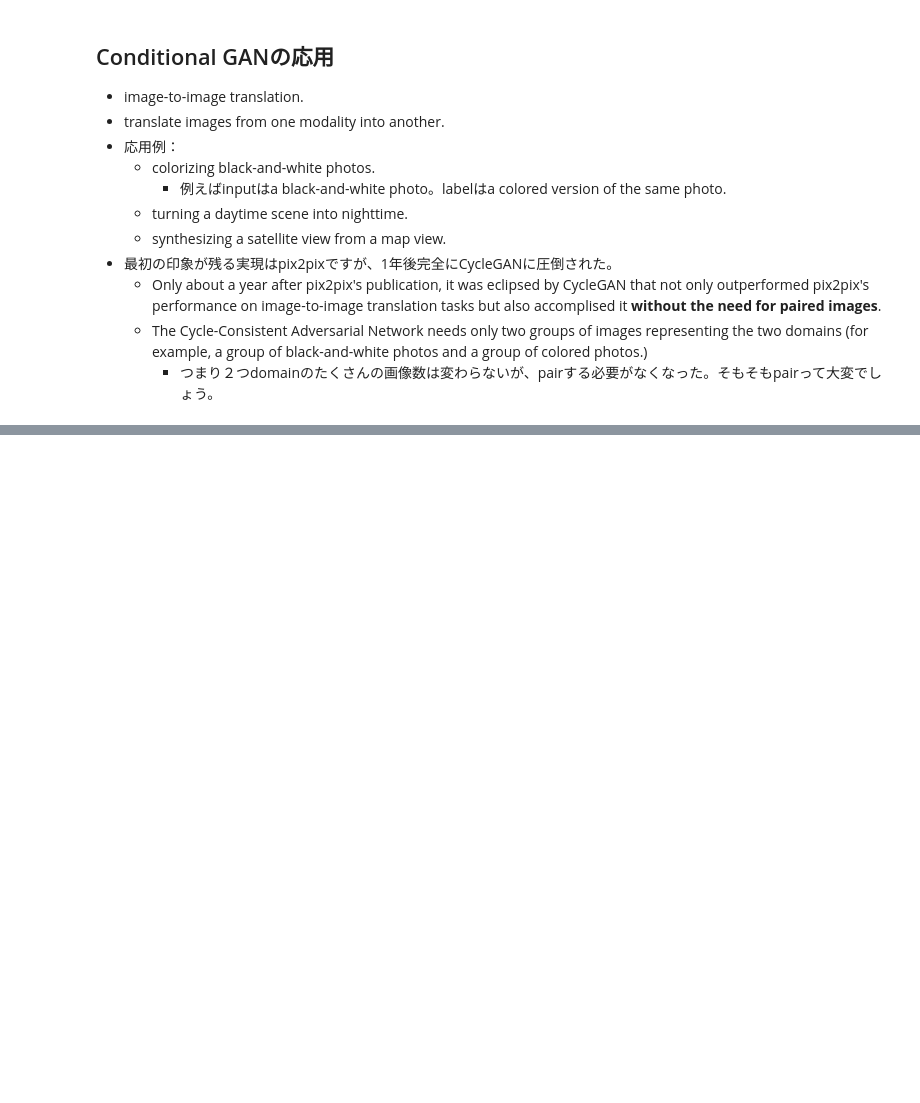
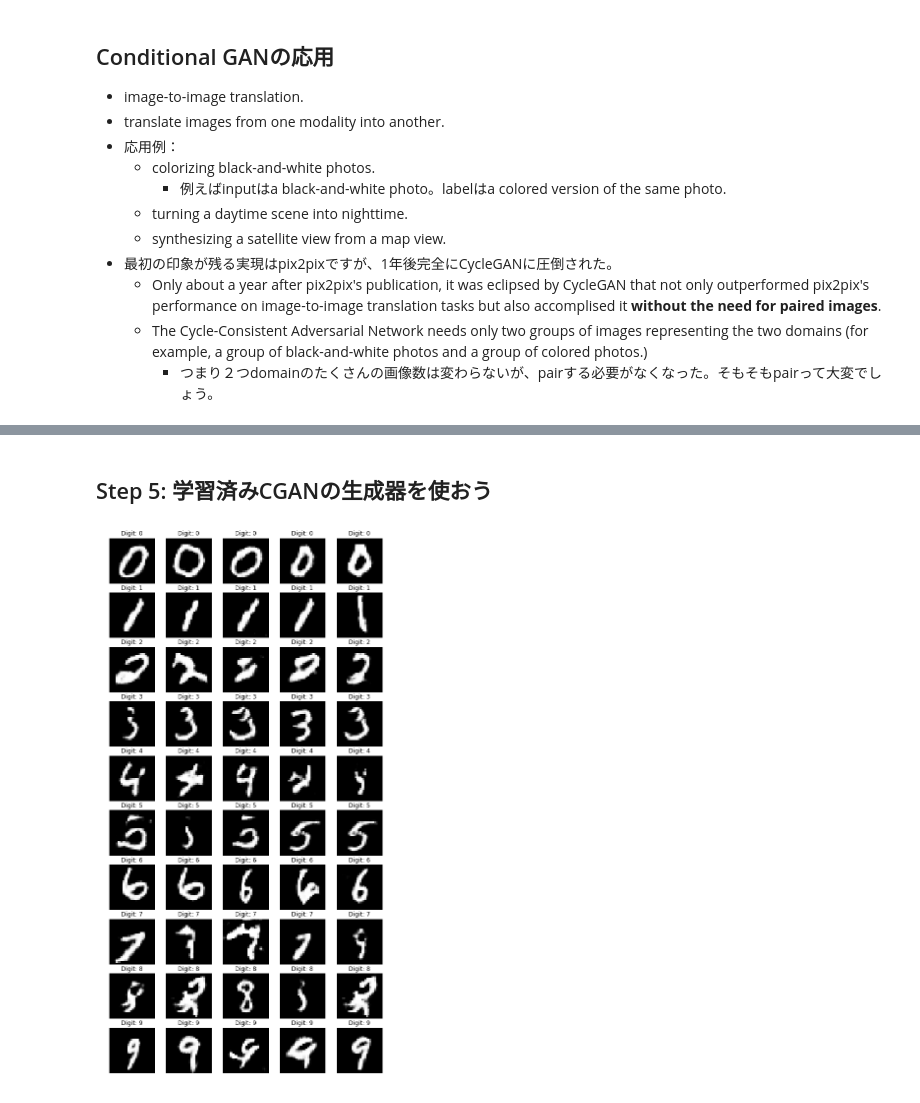
Before and after one commit to youngsend/DeepLearningAndCloud, a Jupyter notebook: GANs-in-Action-Langr-Bok/c8-conditional-gan.ipynb, the cells around one changed output, grey strips where cells are left out. Cells and saved outputs as stored; diff of their text form; code cells hidden in the pictures; blank space fills up the shorter version.

```diff
--- a/GANs-in-Action-Langr-Bok/c8-conditional-gan.ipynb
+++ b/GANs-in-Action-Langr-Bok/c8-conditional-gan.ipynb
@@ -104,0 +135,14 @@ Image("img/cgan-combine-label-and-image-2020-02-29 19-13-20.png")
+# %%
+def build_generator(z_dim):
+    model = Sequential()
+    model.add(Dense(256 * 7 * 7, input_dim=z_dim))
+    model.add(Reshape((7, 7, 256))) # 7x7x256
+    model.add(Conv2DTranspose(128, kernel_size=3, strides=2, padding='same')) # 14x14x128
+    model.add(BatchNormalization())
+    model.add(LeakyReLU(alpha=0.01))
+    model.add(Conv2DTranspose(64, kernel_size=3, strides=1, padding='same')) # 14x14x64
+    model.add(BatchNormalization())
+    model.add(LeakyReLU(alpha=0.01))
+    model.add(Conv2DTranspose(1, kernel_size=3, strides=2, padding='same')) # 28x28x1
+    model.add(Activation('tanh'))
+    return model
@@ -104,0 +285,18 @@ Image("img/cgan-combine-label-and-image-2020-02-29 19-13-20.png")
+# %%
+def sample_images(image_grid_rows=2, image_grid_columns=5, figsize=(10, 4), labels=np.arange(0,10)):
+    z = np.random.normal(0, 1, (image_grid_rows * image_grid_columns, z_dim))
+    labels = labels.reshape(-1, 1) # 0~9 labelで画像を生成する。
+
+    gen_imgs = generator.predict([z, labels])
+    gen_imgs = 0.5 * gen_imgs + 0.5 # from [-1,1] to [0,1]
+
+    fig, axs = plt.subplots(image_grid_rows, image_grid_columns, figsize=figsize,
+                           sharey=True, sharex=True)
+
+    cnt = 0
+    for i in range(image_grid_rows):
+        for j in range(image_grid_columns):
+            axs[i, j].imshow(gen_imgs[cnt, :, :, 0], cmap='gray')
+            axs[i, j].axis('off')
+            axs[i, j].set_title("Digit: %d" % labels[cnt])
+            cnt += 1
@@ -104,0 +335,7 @@ Image("img/cgan-combine-label-and-image-2020-02-29 19-13-20.png")
+# %% [markdown]
+## Step 5: 学習済みCGANの生成器を使おう
+# %%
+labels_to_generate = np.array([[i for j in range(5)] for i in range(10)])
+sample_images(image_grid_rows=10, image_grid_columns=5, figsize=(10,20), labels=labels_to_generate.flatten())
+# %% [output]
+[figure, added]
```
Also changed, not shown: parts of 16 cells of this notebook, 2 other files.
